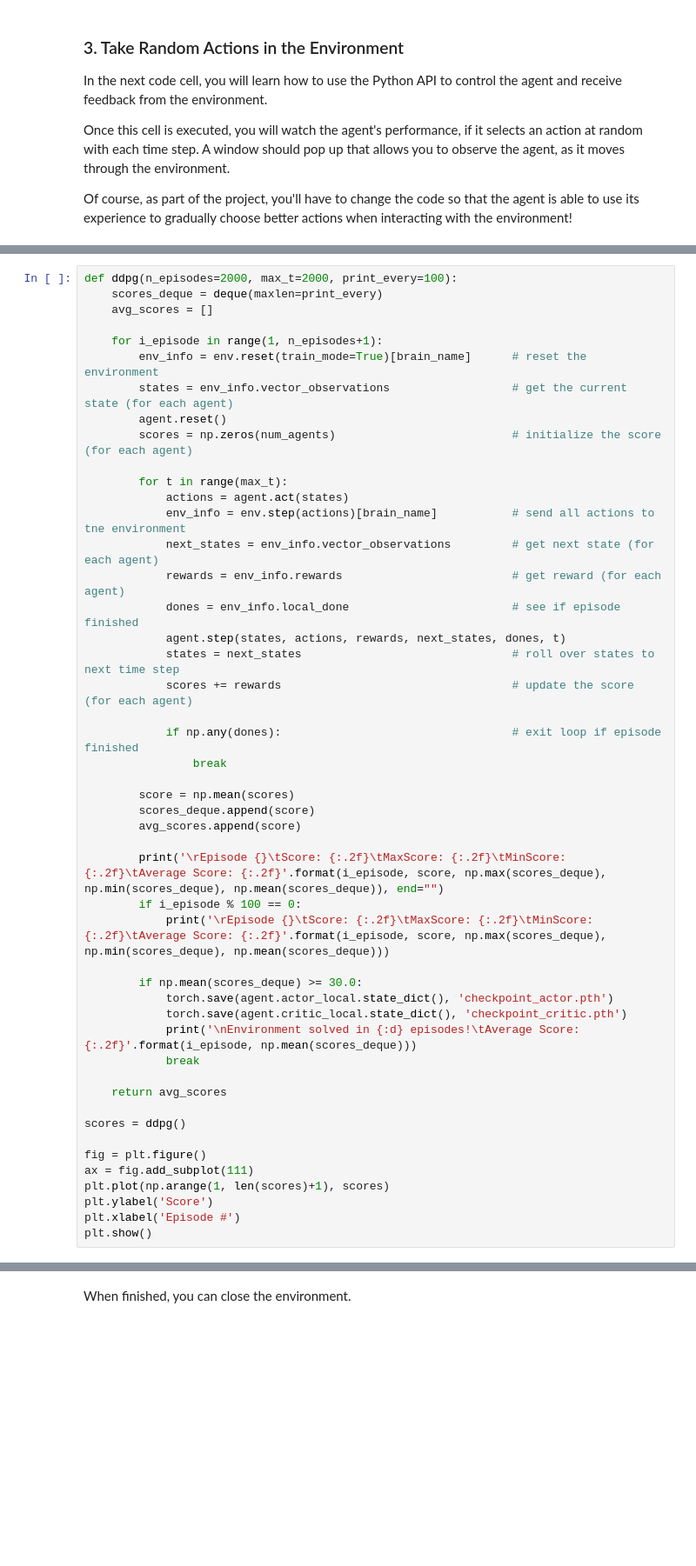
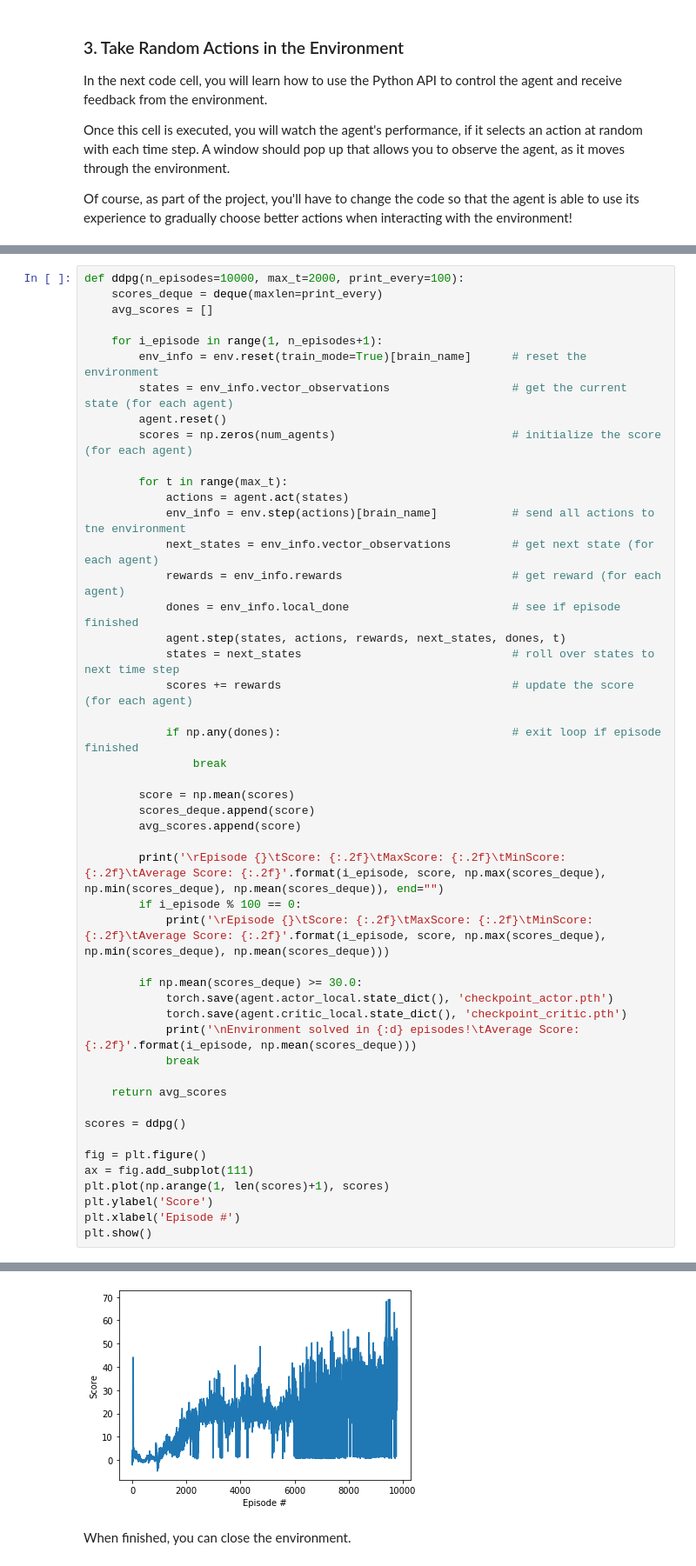
Before and after one commit to Paseul/Udacity, a Jupyter notebook: Crawler.ipynb, the cells around one changed output, grey strips where cells are left out. Shown at 87% size. Saved outputs shown, nothing was run; the diff lists cells and outputs as text; blank space fills up the shorter version.

Commit message:
Sucess result
Environment solved in 9788 episodes!
BUFFER_SIZE = int(1e6)
BATCH_SIZE = 512
Actor: fc1_units=1024, fc2_units=256
Critic: fcs1_units=256, fc2_units=128

```diff
--- a/Crawler.ipynb
+++ b/Crawler.ipynb
@@ -110,5 +110,5 @@ agent = Agent(state_size=state_size, action_size=action_size, random_seed=0)
 # %%
-def ddpg(n_episodes=2000, max_t=2000, print_every=100):
+def ddpg(n_episodes=10000, max_t=2000, print_every=100):
     scores_deque = deque(maxlen=print_every)
     avg_scores = []
 
@@ -169,3 +176,4 @@ Episode 955     Score: 1.25     MaxScore: 1.73  MinScore: 0.56  Average Score: 1
+[figure, added]
 # %% [markdown]
 When finished, you can close the environment.
 # %%
```
Also changed, not shown: parts of 2 cells of this notebook, 1 other file.
